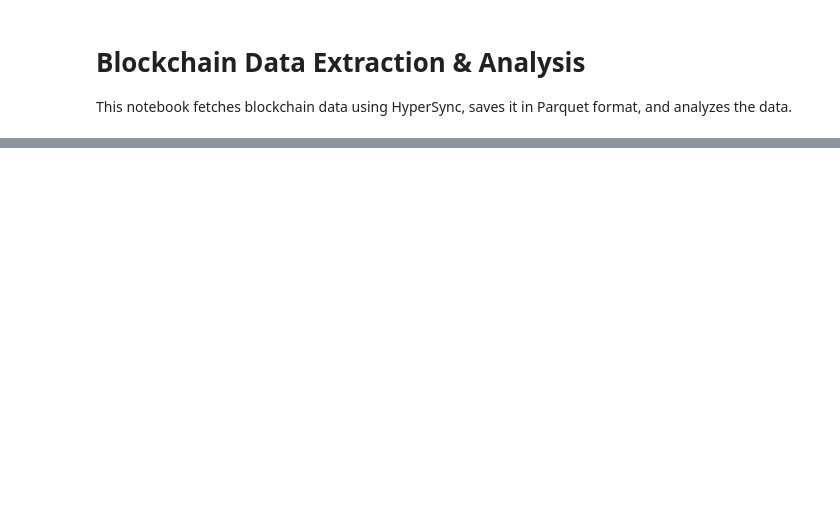
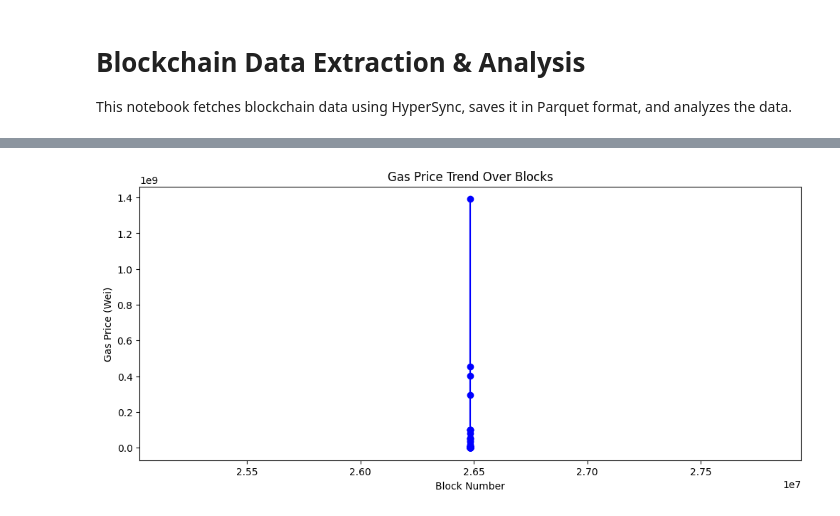
Before and after one commit to mdipanjan/base-model-test, a Jupyter notebook: notebook/blockchain_analysis.ipynb, the cells around one changed output, grey strips where cells are left out. Drawn from its saved outputs; the diff is of its cells as text; code cells hidden in the pictures; blank space fills up the shorter version.

```diff
--- a/notebook/blockchain_analysis.ipynb
+++ b/notebook/blockchain_analysis.ipynb
@@ -131,0 +69,9 @@ None sha3_uncles
+# %%
+plt.figure(figsize=(12, 5))
+plt.plot(df["block_number"], df["gas_price"], marker="o", linestyle="-", color="blue")
+plt.xlabel("Block Number")
+plt.ylabel("Gas Price (Wei)")
+plt.title("Gas Price Trend Over Blocks")
+plt.show()
+# %% [output]
+[figure, added]
```
Also changed, not shown: parts of 8 cells of this notebook, 2 other files.
